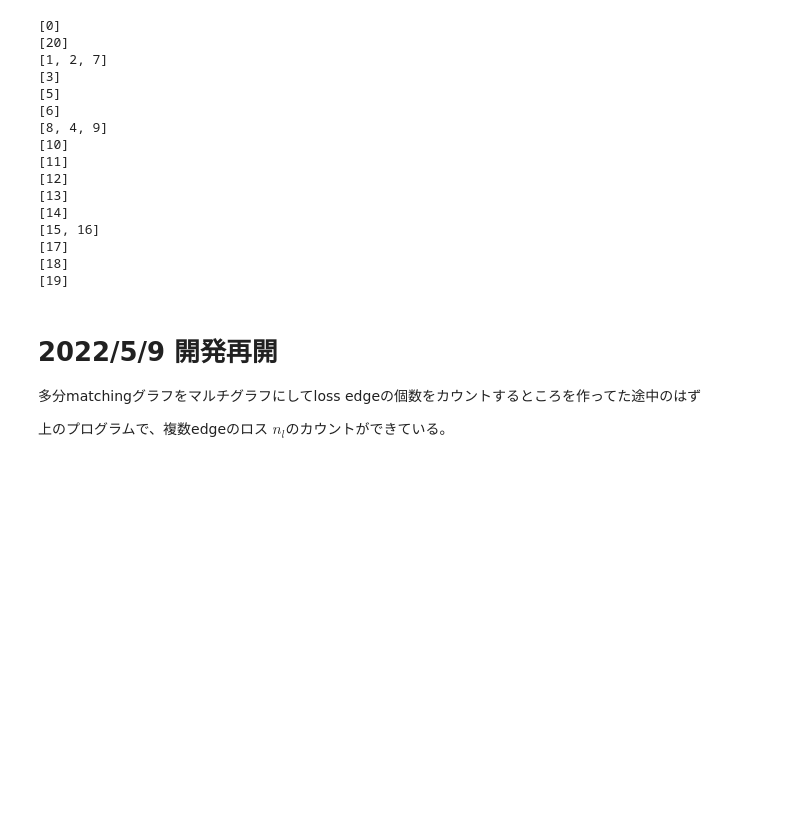
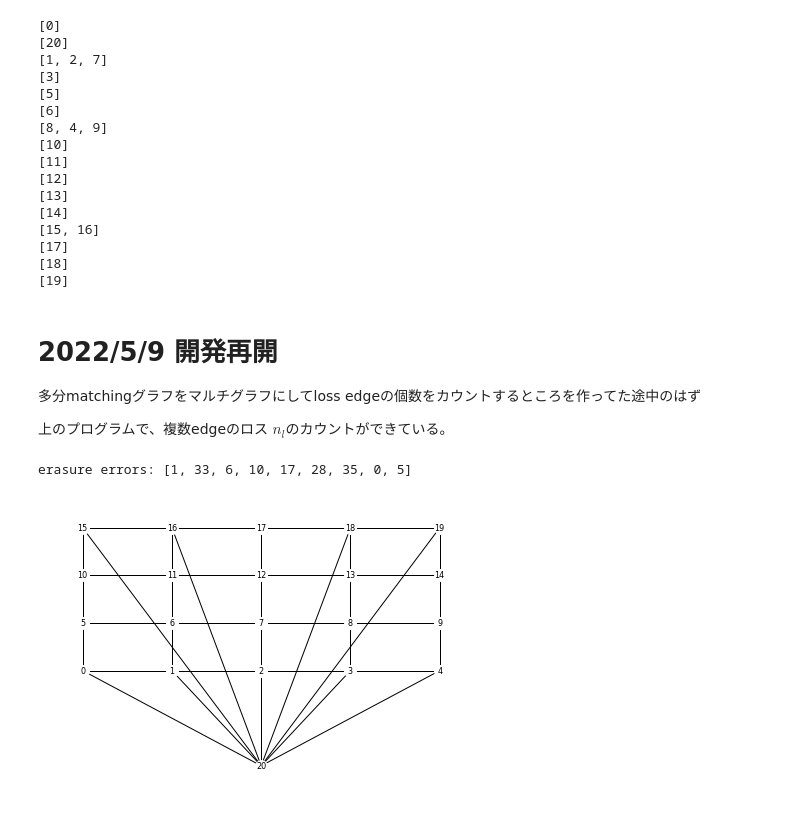
Before and after one commit to FumiKobayashi/pj-planer_code_and_erasure_error, a Jupyter notebook: jikkou.ipynb, the cells around one changed output. Drawn from its saved outputs; the diff is of its cells as text; code cells hidden in the pictures; blank space fills up the shorter version.

Commit message:
Multigraph_createrとget_edge_numberのバグ修正

```diff
--- a/jikkou.ipynb
+++ b/jikkou.ipynb
@@ -245,0 +253,25 @@ for n in g_matching.nodes():
+# %%
+L=5
+Hx =  planer_code_x_stabilisers(L)
+graph_matching =  multi_graph_generator(Hx, L)
+# %%
+graph_matching = Multigraph_creater(graph_matching, error_prob={"erasure":0.25})
+
+
+
+# 描画
+ngrid = L
+node_pos={n: graph_matching.nodes[n]['pos'] for n in graph_matching.nodes()}
+
+nx.draw(graph_matching,
+        pos=node_pos,
+        node_color='white',
+        # edge_color='black',
+        node_size=700/ngrid,
+        font_size=40/ngrid,
+        labels = {n: n for n in graph_matching.nodes()},
+        # with_label = True,
+        )
+# %% [output]
+erasure errors: [1, 33, 6, 10, 17, 28, 35, 0, 5]
+[figure, added]
```
Also changed, not shown: parts of 2 cells of this notebook, 1 other file.
